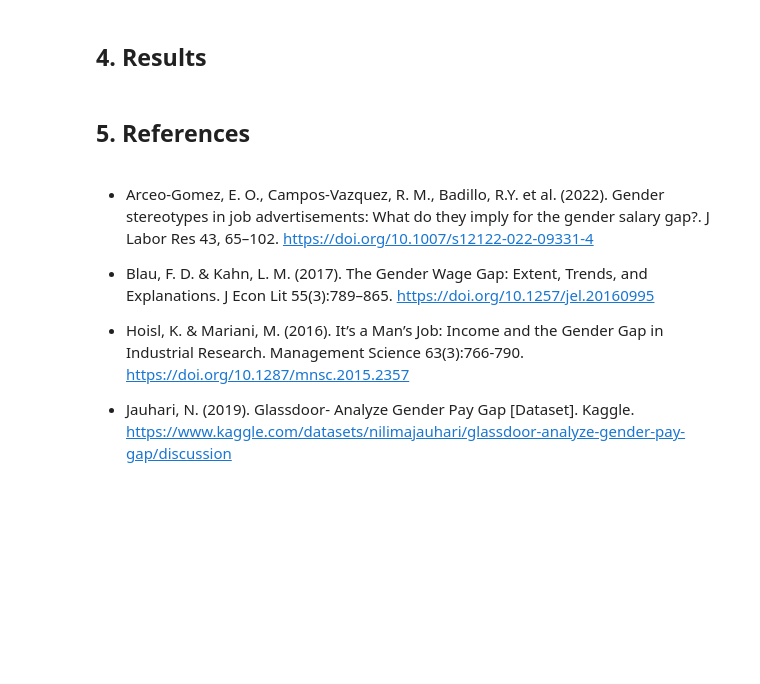
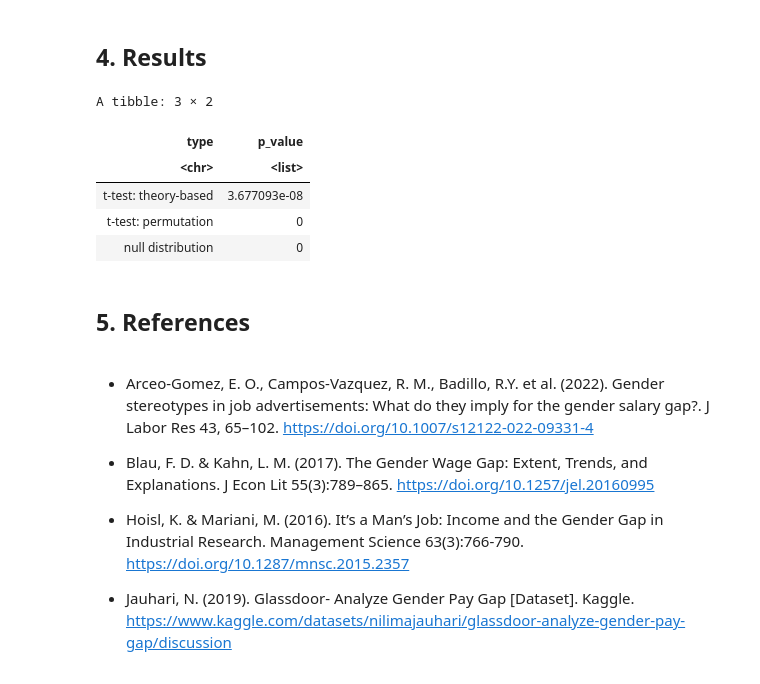
Before and after one commit to karlie-tr/STAT201-GroupProject, a Jupyter notebook: Final Report.ipynb, the cells around one changed output. Drawn from its saved outputs; the diff is of its cells as text; code cells hidden in the pictures; blank space fills up the shorter version.

```diff
--- a/Final Report.ipynb
+++ b/Final Report.ipynb
@@ -256,11 +283,11 @@ null_distribution
 In Figure 05, it is evident that the observed test statistic (in red) obtained from our sample is much more extreme than the statistics obtained from sampling distribution if the null hypothesis were true.
 # %%
 # obtain p_value
-p_value <-
+p_value_null_distribution <-
     null_diff_in_salary %>%
     get_p_value(obs_stat = obs_diff_in_means, direction = "right")
 
-p_value
+p_value_null_distribution
 # %% [output]
 Warning message:
 “Please be cautious in reporting a p-value of 0. This result is an approximation based on the number of `reps` chosen in the `generate()` step. See `?get_p_value()` for more information.”
@@ -302,6 +329,7 @@ Warning message:
 # %%
-null_distribution_salary_t %>%
-  get_p_value(obs_stat = obs_two_sample_t, direction = "right")
+p_value_permute_t_test <- null_distribution_salary_t %>%
+                          get_p_value(obs_stat = obs_two_sample_t, direction = "right")
+p_value_permute_t_test
 # %% [output]
 Warning message:
 “Please be cautious in reporting a p-value of 0. This result is an approximation based on the number of `reps` chosen in the `generate()` step. See `?get_p_value()` for more information.”
@@ -336,6 +359,23 @@ A tibble: 1 × 1
 | 3.677093e-08 |
 # %% [markdown]
 ## 4. Results
+# %%
+# create a tibble for the p_values
+p_value_tibble <-
+    tibble_row("t-test: theory-based" = list(p_value_theory_t_test),
+               "t-test: permutation" = list(p_value_permute_t_test),
+               "null distribution" = list(p_value_null_distribution)) %>%
+                pivot_longer(cols = everything(),                          # transform the tibble for readability
+                             names_to = "type",
+                             values_to = "p_value")
+p_value_tibble
+# %% [output]
+A tibble: 3 × 2
+| type | p_value |
+| <chr> | <list> |
+| t-test: theory-based | 3.677093e-08 |
+| t-test: permutation | 0 |
+| null distribution | 0 |
 # %% [markdown]
 ## 5. References
 # %% [markdown]
```
Also changed, not shown: parts of 7 cells of this notebook.
